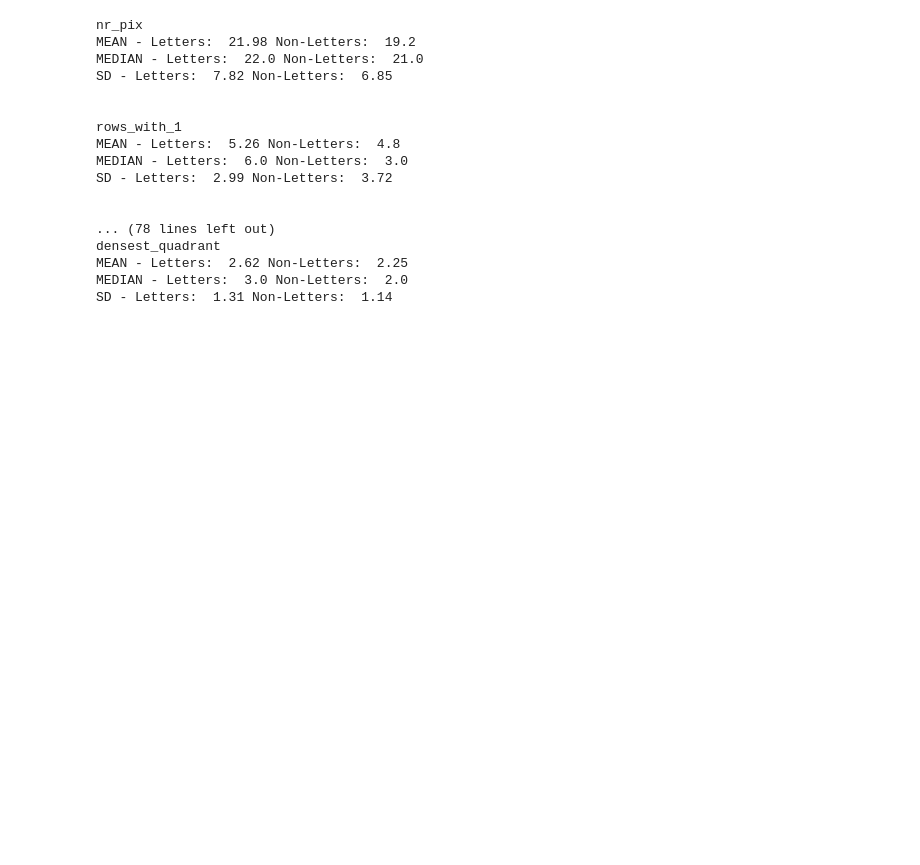
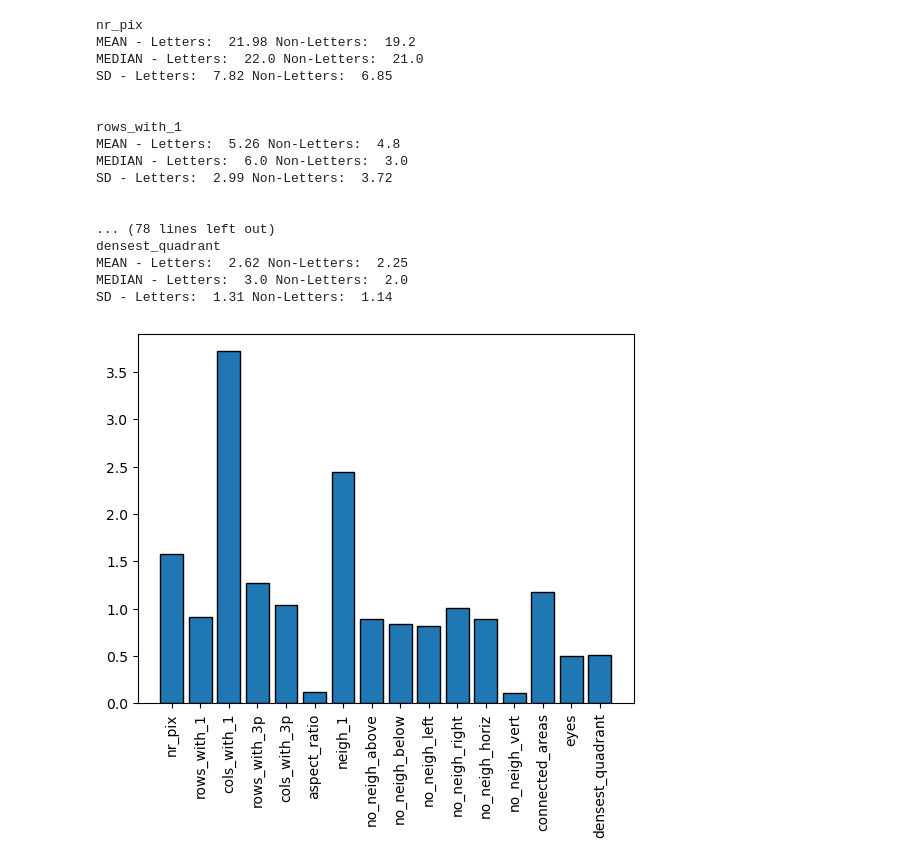
Before and after one commit to MichaelH836/AI-Intro-Coursework, a Jupyter notebook: Drawings/Section3_code.ipynb, the cells around one changed output. Saved outputs shown, nothing was run; the diff lists cells and outputs as text; code cells hidden in the pictures; blank space fills up the shorter version.

```diff
--- a/Drawings/Section3_code.ipynb
+++ b/Drawings/Section3_code.ipynb
@@ -5,6 +5,7 @@ import matplotlib.pyplot as plt
 # %%
 %matplotlib inline
 df = pd.read_csv("40403863_features.csv")
+summary = np.zeros((16, 2, 3), dtype=float)
 # %%
 #section 3.1
 for x in range(2,8):
@@ -26,10 +27,15 @@ for x in range (2, 18):
     column = df.columns[x]
     letters = df[column].head(80)
     non_letters = df[column].tail(60)
+
+    summary[x-2, 0, 0], summary[x-2, 1, 0] = letters.mean(), non_letters.mean()
+    summary[x-2, 0, 1], summary[x-2, 1, 1] = letters.median(), non_letters.median()
+    summary[x-2, 0, 2], summary[x-2, 1, 2] = letters.std(), non_letters.std()
+
     print(column)
-    print("MEAN -", "Letters: ", round(letters.mean(), 2), "Non-Letters: ", round(non_letters.mean(),2))
-    print("MEDIAN -", "Letters: ", letters.median(), "Non-Letters: ", non_letters.median())
-    print("SD -", "Letters: ", round(letters.std(),2), "Non-Letters: ", round(non_letters.std(),2))
+    print("MEAN -", "Letters: ", round(summary[x-2, 0, 0], 2), "Non-Letters: ", round(summary[x-2, 1, 0],2))
+    print("MEDIAN -", "Letters: ", summary[x-2, 0, 1], "Non-Letters: ", summary[x-2, 1, 1])
+    print("SD -", "Letters: ", round(summary[x-2, 0, 2],2), "Non-Letters: ", round(summary[x-2, 1, 2],2))
     print("\n")
 # %% [output]
 nr_pix
@@ -51,3 +57,16 @@ MEDIAN - Letters:  3.0 Non-Letters:  2.0
 SD - Letters:  1.31 Non-Letters:  1.14
 # %%
 #section 3.3
+summary_comp = np.empty((2, 16), dtype=object)
+for x in range(0, 16):
+    mean = summary[x, 0, 0] - summary[x, 1, 0]
+    median = summary[x, 0, 1] - summary[x, 1, 1]
+    sd = summary[x, 0, 2] - summary[x, 1, 2]
+    avg = (mean + median + sd) / 3
+    summary_comp[0,x] = df.columns[x+2]
+    summary_comp[1,x] = abs(avg)
+plt.bar(summary_comp[0], summary_comp[1], edgecolor="black")
+plt.xticks(rotation=90)
+plt.show()
+# %% [output]
+[figure, added]
```
Also changed, not shown: parts of 1 cell of this notebook.
